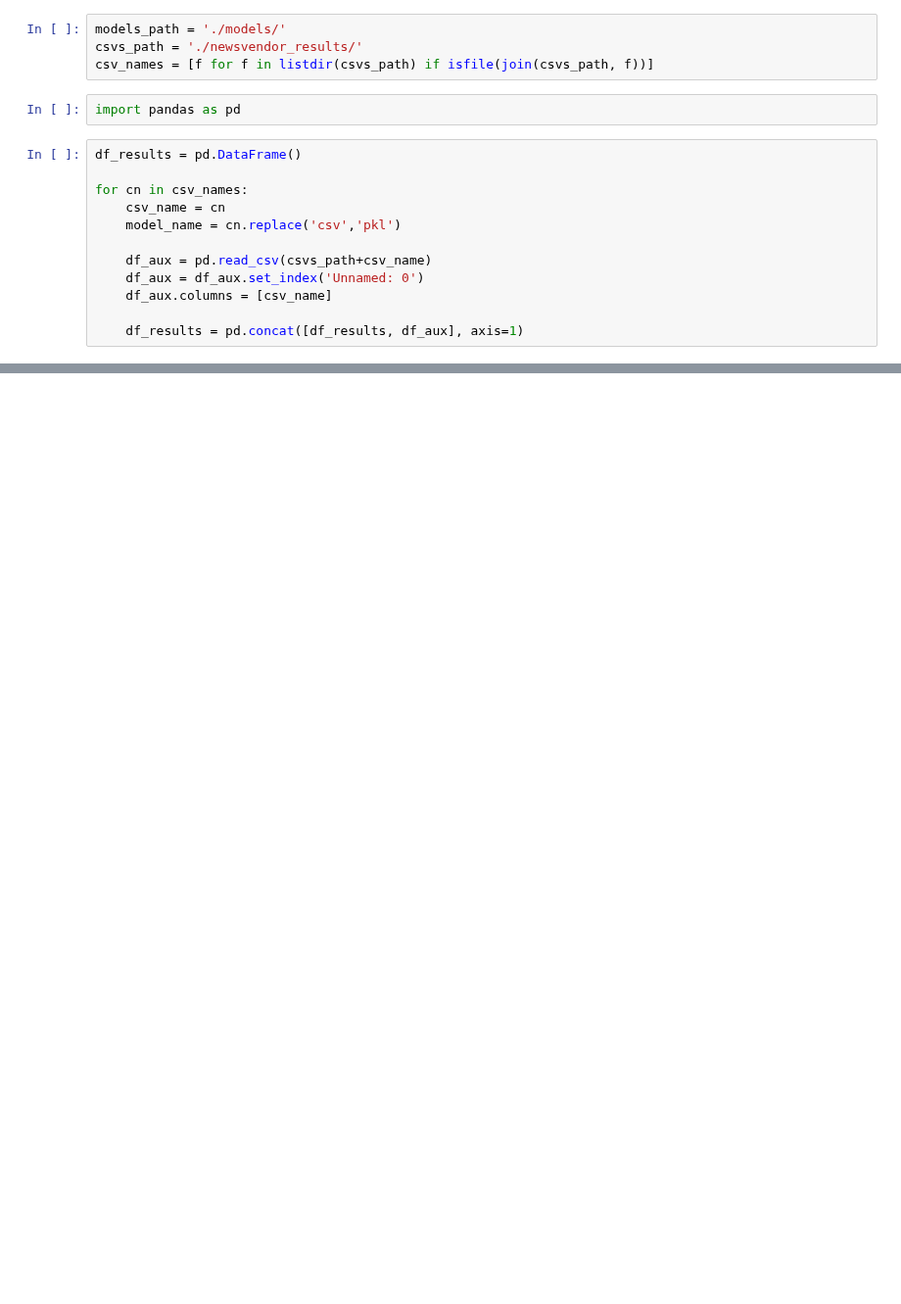
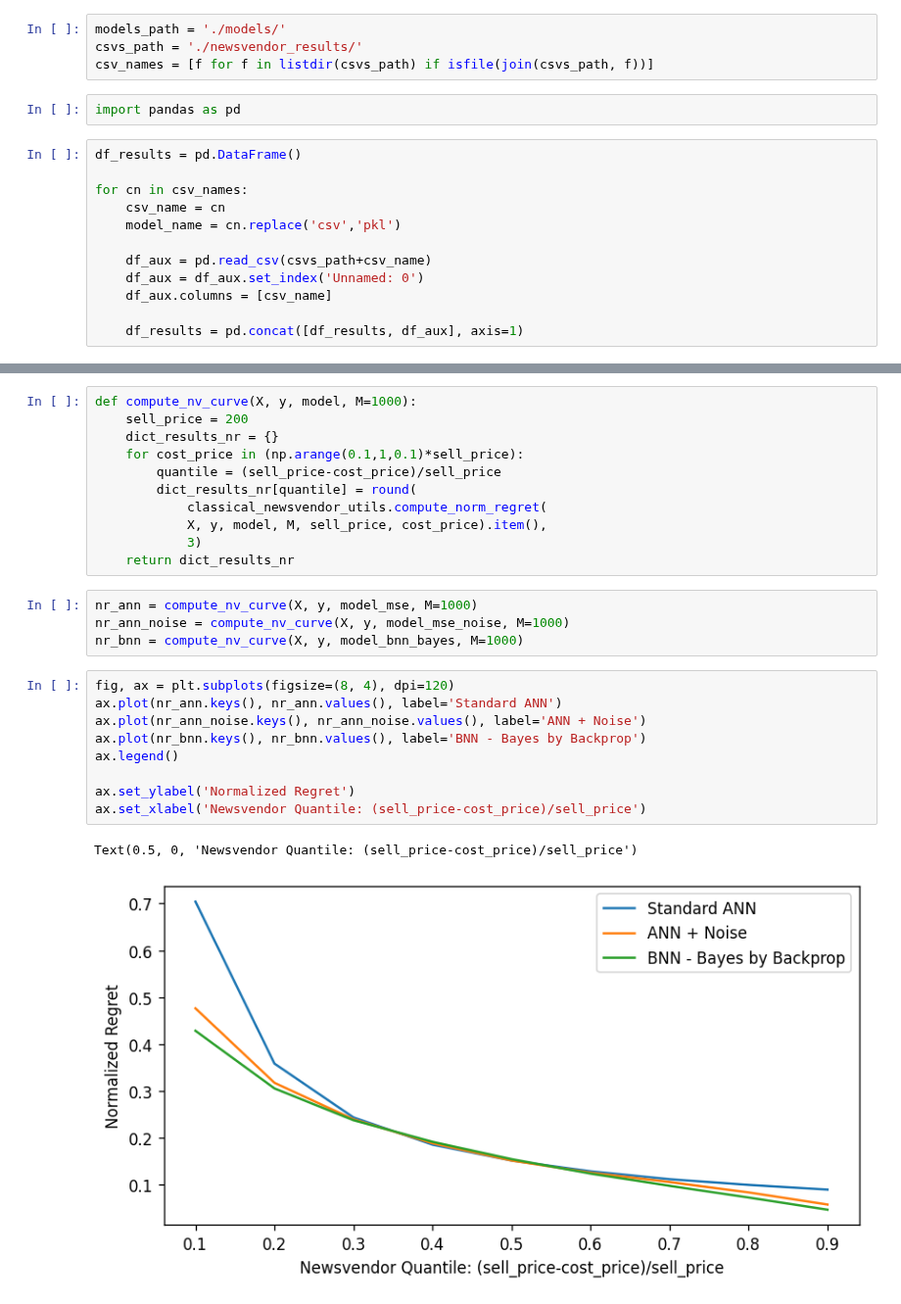
Before and after one commit to AlanLahoud/BNNSOP, a Jupyter notebook: illustrative_example.ipynb, the cells around one changed output, grey strips where cells are left out. Shown at 98% size. Drawn from its saved outputs; the diff is of its cells as text; blank space fills up the shorter version.

Commit message:
updating results

```diff
--- a/illustrative_example.ipynb
+++ b/illustrative_example.ipynb
@@ -578,0 +156,27 @@ torch.Size([1000, 1000])
+# %%
+def compute_nv_curve(X, y, model, M=1000):
+    sell_price = 200
+    dict_results_nr = {}
+    for cost_price in (np.arange(0.1,1,0.1)*sell_price):
+        quantile = (sell_price-cost_price)/sell_price
+        dict_results_nr[quantile] = round(
+            classical_newsvendor_utils.compute_norm_regret(
+            X, y, model, M, sell_price, cost_price).item(),
+            3)
+    return dict_results_nr
+# %%
+nr_ann = compute_nv_curve(X, y, model_mse, M=1000)
+nr_ann_noise = compute_nv_curve(X, y, model_mse_noise, M=1000)
+nr_bnn = compute_nv_curve(X, y, model_bnn_bayes, M=1000)
+# %%
+fig, ax = plt.subplots(figsize=(8, 4), dpi=120)
+ax.plot(nr_ann.keys(), nr_ann.values(), label='Standard ANN')
+ax.plot(nr_ann_noise.keys(), nr_ann_noise.values(), label='ANN + Noise')
+ax.plot(nr_bnn.keys(), nr_bnn.values(), label='BNN - Bayes by Backprop')
+ax.legend()
+
+ax.set_ylabel('Normalized Regret')
+ax.set_xlabel('Newsvendor Quantile: (sell_price-cost_price)/sell_price')
+# %% [output]
+Text(0.5, 0, 'Newsvendor Quantile: (sell_price-cost_price)/sell_price')
+[figure, added]
```
Also changed, not shown: parts of 71 cells of this notebook, 1 other file.
